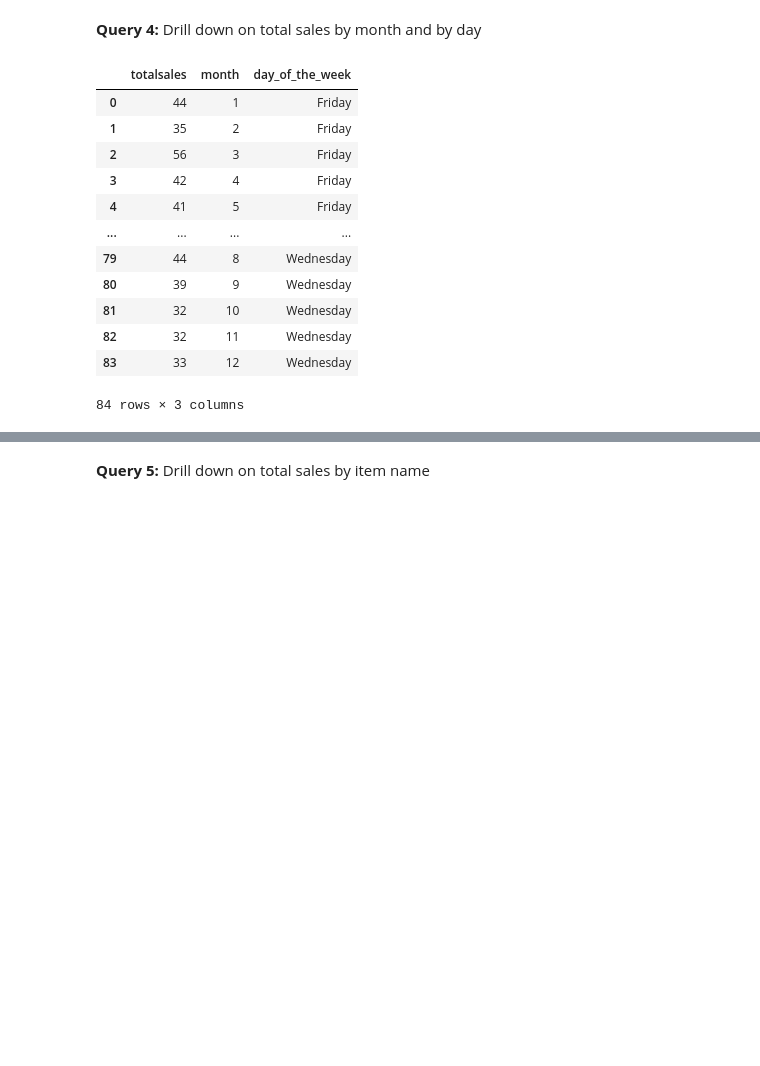
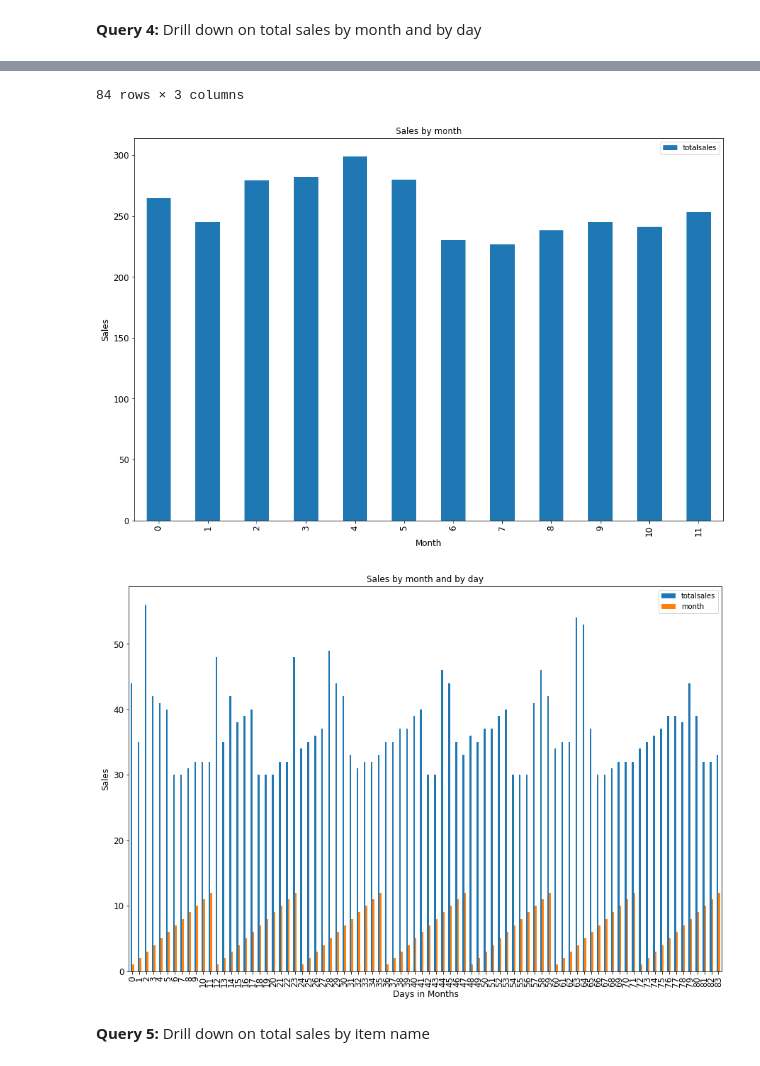
Before and after one commit to ihassanjavaid/Sales-Warehouse, a Jupyter notebook: notebooks/datawarehouse.ipynb, the cells around one changed output, grey strips where cells are left out. Saved outputs shown, nothing was run; the diff lists cells and outputs as text; code cells hidden in the pictures; blank space fills up the shorter version.

```diff
--- a/notebooks/datawarehouse.ipynb
+++ b/notebooks/datawarehouse.ipynb
@@ -163,25 +163,28 @@ plt.show()
 [figure]
 # %% [markdown]
 **Query 4:** Drill down on total sales by month and by day
-# %%
-query4 = pd.read_sql_query('SELECT sum(F.dollars_sold) as totalsales, D.month ,D.day_of_the_week \
-                            FROM SalesFact F, TimeDimension D \
-                            WHERE D.time_key = F.time_key \
-                            GROUP BY D.month, D.day_of_the_week', \
-                            conn)
-
-display(query4)
-# %% [output]
-|  | totalsales | month | day_of_the_week |
-| 0 | 44 | 1 | Friday |
-| 1 | 35 | 2 | Friday |
-| 2 | 56 | 3 | Friday |
-| 3 | 42 | 4 | Friday |
-| 4 | 41 | 5 | Friday |
-| ... | ... | ... | ... |
-| 79 | 44 | 8 | Wednesday |
-| 80 | 39 | 9 | Wednesday |
-| 81 | 32 | 10 | Wednesday |
-| 82 | 32 | 11 | Wednesday |
-| 83 | 33 | 12 | Wednesday |
-84 rows × 3 columns
+# %%
+query4_rolledup = pd.read_sql_query('SELECT sum(F.dollars_sold) as totalsales, D.month \
+                            FROM SalesFact F, TimeDimension D \
+                            WHERE D.time_key = F.time_key \
+                            GROUP BY D.month', \
+                            conn)
+
+query4 = pd.read_sql_query('SELECT sum(F.dollars_sold) as totalsales, D.month ,D.day_of_the_week \
+                            FROM SalesFact F, TimeDimension D \
+                            WHERE D.time_key = F.time_key \
+                            GROUP BY D.month, D.day_of_the_week', \
+                            conn)
+
+display(query4)
+
+ax = query4_rolledup[['totalsales']].plot(kind='bar', title ="Sales by month", figsize=(15, 10), legend=True, fontsize=12)
+ax.set_xlabel("Month", fontsize=12)
+ax.set_ylabel("Sales", fontsize=12)
+plt.show()
+
+ax = query4[['totalsales', 'month']].plot(kind='bar', title ="Sales by month and by day", figsize=(15, 10), legend=True, fontsize=12)
+ax.set_xlabel("Days in Months", fontsize=12)
+ax.set_ylabel("Sales", fontsize=12)
+plt.show()
+# %% [output]
@@ -188,3 +203,6 @@ display(query4)
+84 rows × 3 columns
+[figure, added]
+[figure, added]
 # %% [markdown]
 **Query 5:** Drill down on total sales by item name
 # %%
```
Also changed, not shown: parts of 6 cells of this notebook.
